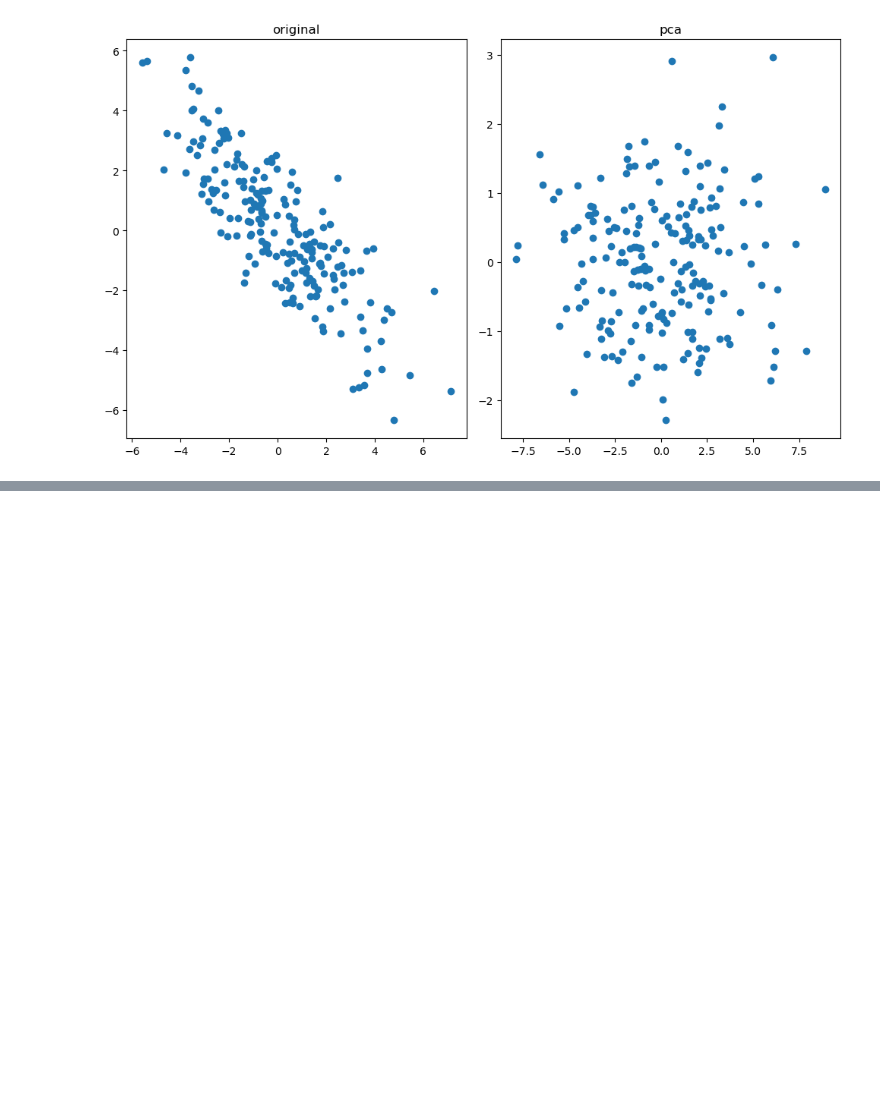
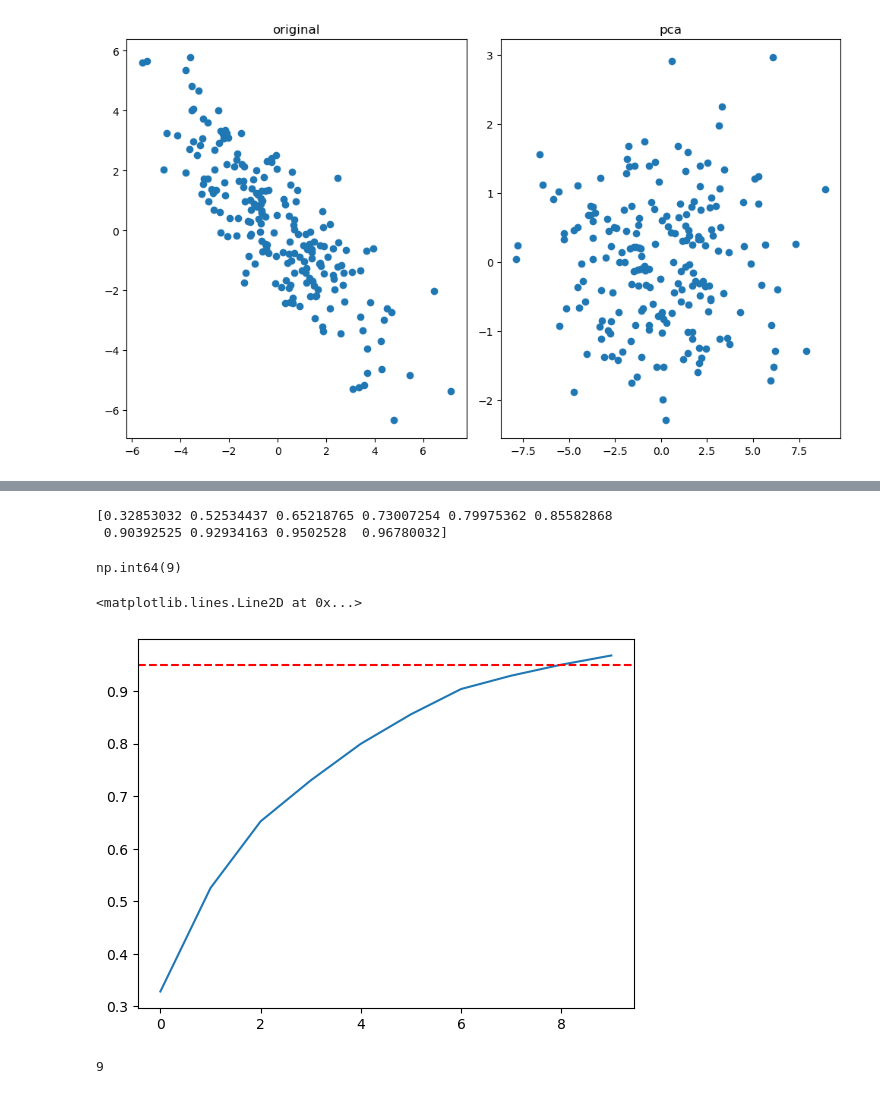
Before and after one commit to Jihun105/hun, a Jupyter notebook: machinelearning/day06/01.ipynb, the cells around one changed output, grey strips where cells are left out. Saved outputs shown, nothing was run; the diff lists cells and outputs as text; code cells hidden in the pictures; blank space fills up the shorter version.

```diff
--- a/machinelearning/day06/01.ipynb
+++ b/machinelearning/day06/01.ipynb
@@ -77,0 +250,36 @@ plt.show()
+# %%
+# n_components 찾기 누적 분산
+import numpy as np
+pca = PCA(n_components=10)
+scaler = RobustScaler()
+X_scaled = scaler.fit_transform(X)
+X_pca = pca.fit_transform(X_scaled)
+cumsum_variable = np.cumsum(
+    pca.explained_variance_ratio_
+)
+print( cumsum_variable ) # 95% 이상이면 좋음, 90% 이상이면 빠르게 찾을 때, 99% 이상 => 정보 보존이 중요
+np.argmax( cumsum_variable>=0.95 ) + 1
+# %% [output]
+[0.32853032 0.52534437 0.65218765 0.73007254 0.79975362 0.85582868
+ 0.90392525 0.92934163 0.9502528  0.96780032]
+np.int64(9)
+# %%
+# 시각적 엘보우 ... 급격히 증가후 완만해지는 구간
+import matplotlib.pyplot as plt
+plt.plot(cumsum_variable)
+plt.axhline(y=0.95, linestyle='--', c='r')
+# %% [output]
+<matplotlib.lines.Line2D at 0x...>
+[figure, added]
+# %%
+# 자동으로 찾기
+# n_components 찾기 누적 분산
+import numpy as np
+pca = PCA(n_components=0.95) # 95%의 분산을 설명하는 최소 component 자동선택
+scaler = RobustScaler()
+X_scaled = scaler.fit_transform(X)
+X_pca = pca.fit_transform(X_scaled)
+
+print(pca.n_components_)
+# %% [output]
+9
```
Also changed, not shown: parts of 5 cells of this notebook, 17 other files.
